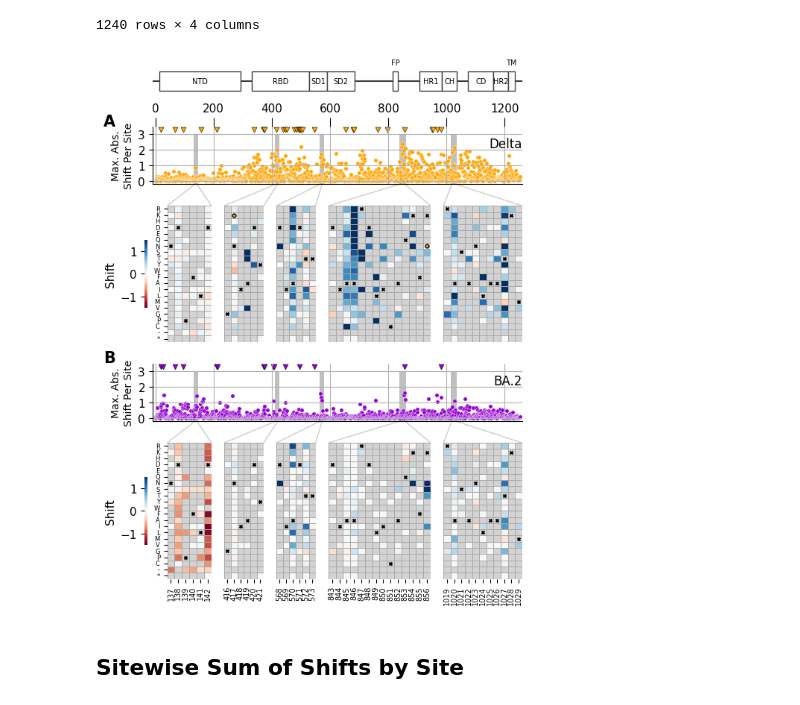
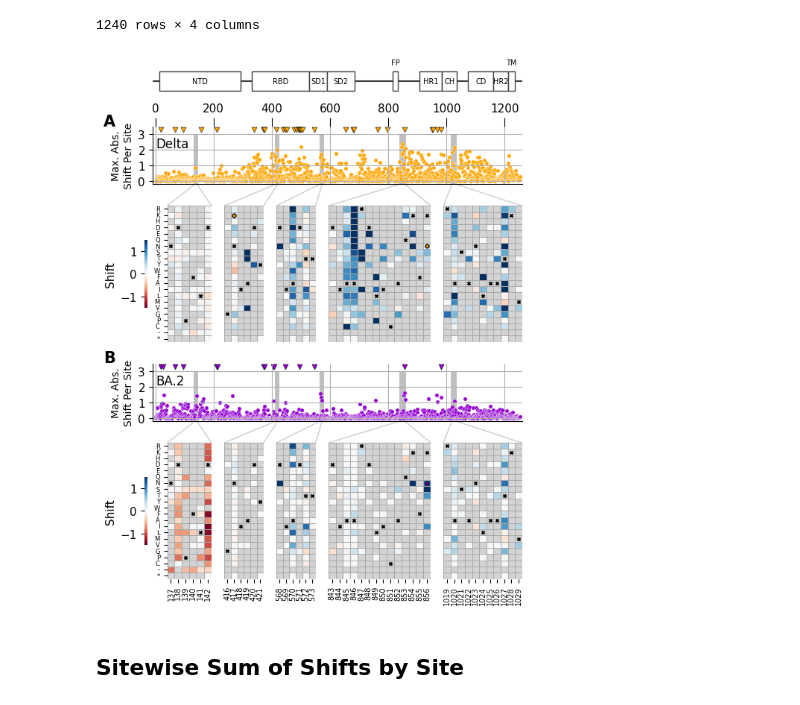
Before and after one commit to matsengrp/SARS-CoV-2_spike_multidms, a Jupyter notebook: notebooks/manuscript-figures.ipynb, the cells around one changed output. Drawn from its saved outputs; the diff is of its cells as text; code cells hidden in the pictures.

```diff
--- a/notebooks/manuscript-figures.ipynb
+++ b/notebooks/manuscript-figures.ipynb
@@ -60,3 +57,5 @@ func_score_df
 | 689431 | -2.3933 | S27F G413E | Omicron_BA2 | 2 |
 | 689432 | 0.6685 | A222V S1242I | Omicron_BA2 | 2 |
 689433 rows × 4 columns
+# %%
+func_score_df = func_score_df.assign(n_subs = [len(aa_subs.split()) for aa_subs in func_score_df.aa_substitutions])
@@ -91,6 +170,10 @@ func_score_df
 # %% [markdown]
 ## Barcodes
 # %%
+# Take away Panel A
+# add median to each
+# range of genotype backgrounds out to 50
+
 saveas = f"raw_data_summary_barcodes_backgrounds_hist"
 logscale=False
 fig, ax = plt.subplots(3,3, sharex="row", sharey="row", figsize=[6.4, 7])
@@ -174,7 +257,9 @@ for col, (condition, condition_df) in enumerate(collapsed_bc_df.groupby("conditi
         times_seen.index.name = f"mutation"
         df = pd.concat([df, times_seen.assign(replicate=rep).reset_index()])
 
-    sns.histplot(df.query("count <= 10"), x="count", ax=iter_ax,  hue="replicate", discrete=True)
+    sns.histplot(df.query("count <= 20"), x="count", ax=iter_ax,  hue="replicate", discrete=True)
+    for rep, rep_df in df.groupby("replicate"):
+        print(f"{condition} {rep} median backgounds {rep_df['count'].median()}")
 
     iter_ax.get_legend().remove()
     xscale = "number of variant backgrounds \nfor a given amino-acid substitution" if col == 1 else ""
@@ -182,8 +267,8 @@ for col, (condition, condition_df) in enumerate(collapsed_bc_df.groupby("conditi
     ylabel = f"substitution counts" if col == 0 else ""
     iter_ax.set_ylabel(ylabel)
     iter_ax.set_xticks(
-        [i+1 for i in range(10)],
-        labels=[i+1 for i in range(10) ],
+        [i+1 for i in range(20)],
+        labels=[i+1 for i in range(20) ],
         ha="center",
         size=8
     )
@@ -1239,5 +1355,3 @@ mut_df_replicates = multidms.utils.combine_replicate_muts(
 mut_df_replicates["sense"] = [
     "Nonsense" if mut == "*" else "Missense" for mut in mut_df_replicates.muts
 ]
-# %%
-mut_df_replicates["sense"] = ["Nonsense" if mut == "*" else "Missense" for mut in mut_df_replicates.muts]
@@ -1872,6 +1947,12 @@ site_map.reset_index().rename({"index":"site"})
 | 1239 | 1252 | S | S | S |
 1240 rows × 4 columns
 # %%
+# xlabel = sites
+# captilaization
+# add sites to the second heatmap
+# indicate indels along with N.I.S (check to make sure you're capturing all nis)
+# make interactive heatmap and send link to where folks can find that.
+
 saveas = "shift_by_site_heatmap_zoom"
 
 site_ranges = {
@@ -2194,37 +2275,37 @@ axs["Delta"].text(
     f"A",
     ha="right", va="center",
     size=15,
     weight="bold",
     transform=axs["Delta"].transAxes
 )
 axs["Delta"].text(
-    1, .82,
+    0.01, .82,
     f"Delta",
-    ha="right", va="top",
+    ha="left", va="top",
     size=12,
     transform=axs["Delta"].transAxes
 )
 
 axs["BA2"].text(
     -0.1, 1.10,
     f"B",
     ha="right", va="center",
     size=15,
     weight="bold",
     transform=axs["BA2"].transAxes
 )
 axs["BA2"].text(
-    1, .82,
+    0.01, .82,
     f"BA.2",
-    ha="right", va="top",
+    ha="left", va="top",
     size=12,
     transform=axs["BA2"].transAxes
 )
 
 fig.savefig(f"{OUTDIR}/{saveas}.pdf",bbox_inches='tight')
 fig.savefig(f"{OUTDIR}/{saveas}.png",bbox_inches='tight')
 plt.show()
 # %% [output]
-[figure, old version]
+[figure, new version]
 # %% [markdown]
 ## Sitewise Sum of Shifts by Site
```
Also changed, not shown: parts of 40 cells of this notebook, 21 other files.
